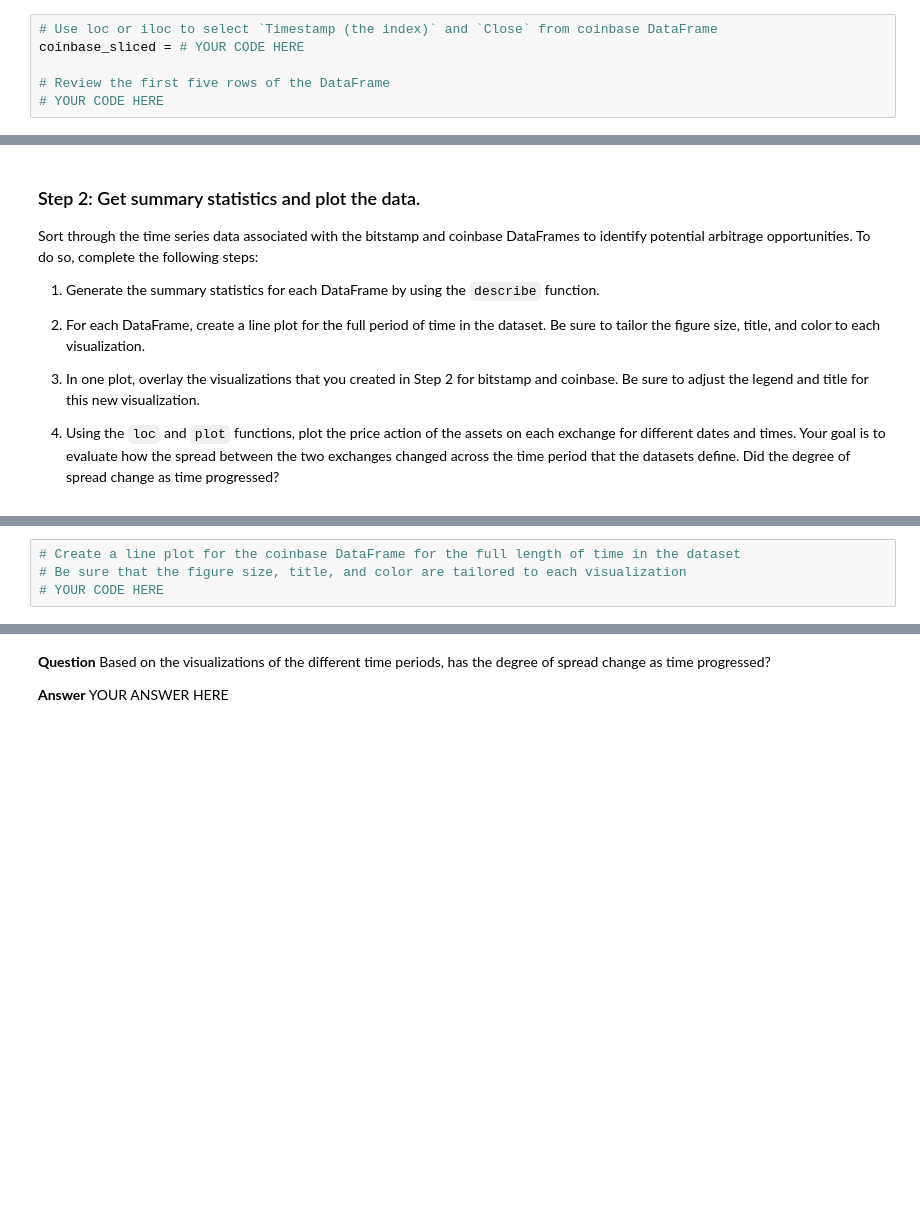
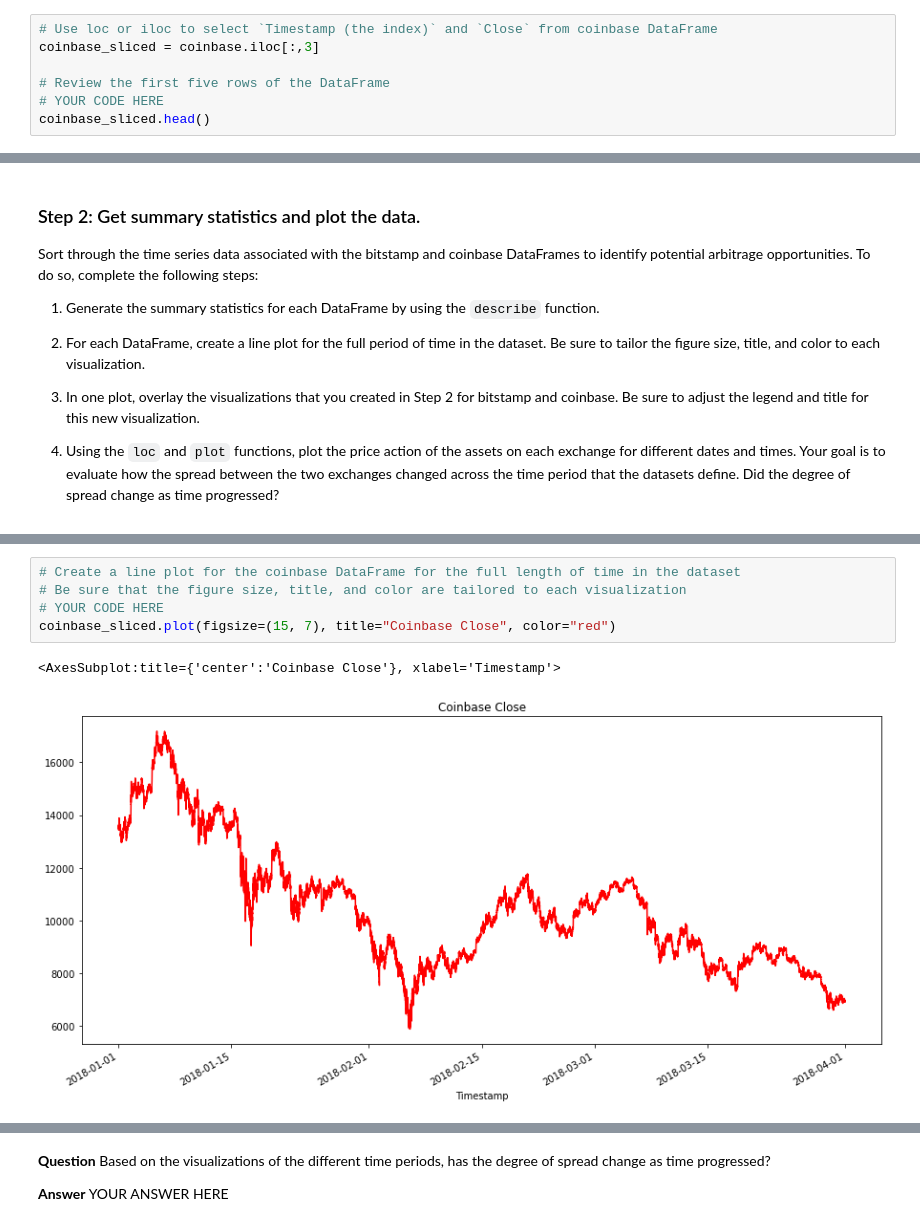
Before and after one commit to odhissm/cryptocurrencies_arbitrage, a Jupyter notebook: crypto_arbitrage_app/crypto_arbitrage.ipynb, the cells around one changed output, grey strips where cells are left out. Saved outputs shown, nothing was run; the diff lists cells and outputs as text; blank space fills up the shorter version.

```diff
--- a/crypto_arbitrage_app/crypto_arbitrage.ipynb
+++ b/crypto_arbitrage_app/crypto_arbitrage.ipynb
@@ -299,6 +308,7 @@ bitstamp_sliced = # YOUR CODE HERE
 # %%
 # Use loc or iloc to select `Timestamp (the index)` and `Close` from coinbase DataFrame
-coinbase_sliced = # YOUR CODE HERE
+coinbase_sliced = coinbase.iloc[:,3]
 
 # Review the first five rows of the DataFrame
 # YOUR CODE HERE
+coinbase_sliced.head()
@@ -327,7 +371,11 @@ Sort through the time series data associated with the bitstamp and coinbase Data
 # %%
 # Create a line plot for the coinbase DataFrame for the full length of time in the dataset
 # Be sure that the figure size, title, and color are tailored to each visualization
 # YOUR CODE HERE
+coinbase_sliced.plot(figsize=(15, 7), title="Coinbase Close", color="red")
+# %% [output]
+<AxesSubplot:title={'center':'Coinbase Close'}, xlabel='Timestamp'>
+[figure, added]
 # %%
 # Overlay the visualizations for the bitstamp and coinbase DataFrames in one plot
 # The plot should visualize the prices over the full lenth of the dataset
```
Also changed, not shown: parts of 17 cells of this notebook.
